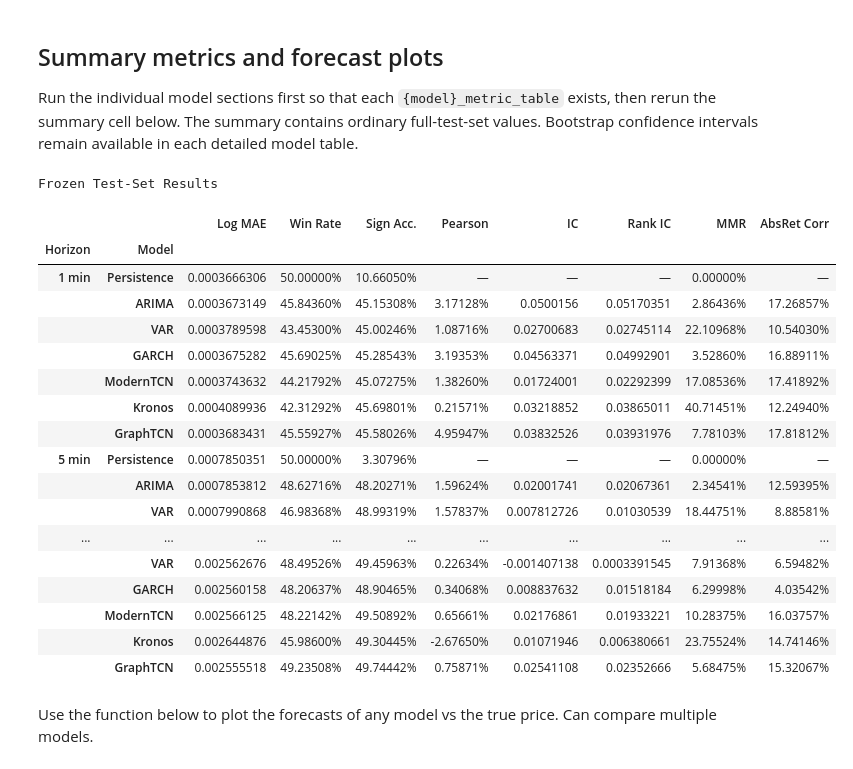
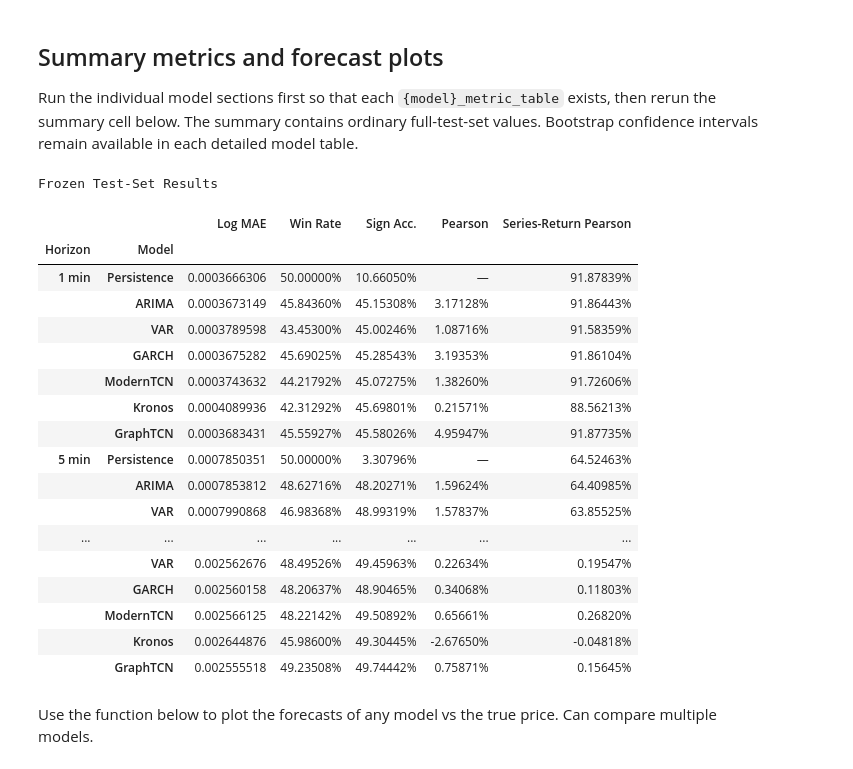
Before and after one commit to VishR-94/dynamic_graphs_thesis, a Jupyter notebook: notebooks/baselines.ipynb, the cells around one changed output. Cells and saved outputs as stored; diff of their text form; code cells hidden in the pictures.

```diff
--- a/notebooks/baselines.ipynb
+++ b/notebooks/baselines.ipynb
@@ -134,56 +145,56 @@ models_to_display = [
 
 metrics_to_display=(
     "cumulative_log_change_mae",
     #"relative_mae_vs_persistence",
     "persistence_win_rate",
     "cumulative_log_change_directional_accuracy",
     "cumulative_log_change_pearson_correlation",
-    "raw_price_temporal_pearson_correlation",
+    #"raw_price_temporal_pearson_correlation",
     "forecast_series_log_return_temporal_pearson_correlation",
-    "cumulative_log_change_cross_sectional_pearson_ic",
-    "cumulative_log_change_cross_sectional_spearman_rank_ic",
-    "cumulative_log_change_movement_magnitude_ratio",
-    "cumulative_log_change_temporal_absolute_correlation",
+    #"cumulative_log_change_cross_sectional_pearson_ic",
+    #"cumulative_log_change_cross_sectional_spearman_rank_ic",
+    #"cumulative_log_change_movement_magnitude_ratio",
+    #"cumulative_log_change_temporal_absolute_correlation",
 )
 
 baseline_summary_table = make_baseline_summary_table(
     models_to_display=models_to_display,
     namespace=globals(),
     channel="close",
     metrics_to_display=metrics_to_display,
     model_display_names={"modern_tcn": "ModernTCN ","final_model": "GraphTCN",},)
 
 percentage_columns = {
     "Win Rate",
     "Sign Acc.",
     "Pearson",
     "Price Pearson",
     "Series-Return Pearson",
     "MMR",
     "AbsRet Corr"
 }
 baseline_summary_formatters = {column: ("{:.5%}" if column in percentage_columns else "{:.7g}") for column in baseline_summary_table.columns}
 display(baseline_summary_table.style.format(baseline_summary_formatters,na_rep="—",).set_caption("Frozen Test-Set Results"))
 # %% [output]
 Frozen Test-Set Results
-|  |  | Log MAE | Win Rate | Sign Acc. | Pearson | IC | Rank IC | MMR | AbsRet Corr |
-| Horizon | Model |  |  |  |  |  |  |  |  |
-| 1 min | Persistence | 0.0003666306 | 50.00000% | 10.66050% | — | — | — | 0.00000% | — |
-|  | ARIMA | 0.0003673149 | 45.84360% | 45.15308% | 3.17128% | 0.0500156 | 0.05170351 | 2.86436% | 17.26857% |
-|  | VAR | 0.0003789598 | 43.45300% | 45.00246% | 1.08716% | 0.02700683 | 0.02745114 | 22.10968% | 10.54030% |
-|  | GARCH | 0.0003675282 | 45.69025% | 45.28543% | 3.19353% | 0.04563371 | 0.04992901 | 3.52860% | 16.88911% |
-|  | ModernTCN | 0.0003743632 | 44.21792% | 45.07275% | 1.38260% | 0.01724001 | 0.02292399 | 17.08536% | 17.41892% |
-|  | Kronos | 0.0004089936 | 42.31292% | 45.69801% | 0.21571% | 0.03218852 | 0.03865011 | 40.71451% | 12.24940% |
-|  | GraphTCN | 0.0003683431 | 45.55927% | 45.58026% | 4.95947% | 0.03832526 | 0.03931976 | 7.78103% | 17.81812% |
-| 5 min | Persistence | 0.0007850351 | 50.00000% | 3.30796% | — | — | — | 0.00000% | — |
-|  | ARIMA | 0.0007853812 | 48.62716% | 48.20271% | 1.59624% | 0.02001741 | 0.02067361 | 2.34541% | 12.59395% |
-|  | VAR | 0.0007990868 | 46.98368% | 48.99319% | 1.57837% | 0.007812726 | 0.01030539 | 18.44751% | 8.88581% |
-| ... | ... | ... | ... | ... | ... | ... | ... | ... | ... |
-|  | VAR | 0.002562676 | 48.49526% | 49.45963% | 0.22634% | -0.001407138 | 0.0003391545 | 7.91368% | 6.59482% |
-|  | GARCH | 0.002560158 | 48.20637% | 48.90465% | 0.34068% | 0.008837632 | 0.01518184 | 6.29998% | 4.03542% |
-|  | ModernTCN | 0.002566125 | 48.22142% | 49.50892% | 0.65661% | 0.02176861 | 0.01933221 | 10.28375% | 16.03757% |
-|  | Kronos | 0.002644876 | 45.98600% | 49.30445% | -2.67650% | 0.01071946 | 0.006380661 | 23.75524% | 14.74146% |
-|  | GraphTCN | 0.002555518 | 49.23508% | 49.74442% | 0.75871% | 0.02541108 | 0.02352666 | 5.68475% | 15.32067% |
+|  |  | Log MAE | Win Rate | Sign Acc. | Pearson | Series-Return Pearson |
+| Horizon | Model |  |  |  |  |  |
+| 1 min | Persistence | 0.0003666306 | 50.00000% | 10.66050% | — | 91.87839% |
+|  | ARIMA | 0.0003673149 | 45.84360% | 45.15308% | 3.17128% | 91.86443% |
+|  | VAR | 0.0003789598 | 43.45300% | 45.00246% | 1.08716% | 91.58359% |
+|  | GARCH | 0.0003675282 | 45.69025% | 45.28543% | 3.19353% | 91.86104% |
+|  | ModernTCN | 0.0003743632 | 44.21792% | 45.07275% | 1.38260% | 91.72606% |
+|  | Kronos | 0.0004089936 | 42.31292% | 45.69801% | 0.21571% | 88.56213% |
+|  | GraphTCN | 0.0003683431 | 45.55927% | 45.58026% | 4.95947% | 91.87735% |
+| 5 min | Persistence | 0.0007850351 | 50.00000% | 3.30796% | — | 64.52463% |
+|  | ARIMA | 0.0007853812 | 48.62716% | 48.20271% | 1.59624% | 64.40985% |
+|  | VAR | 0.0007990868 | 46.98368% | 48.99319% | 1.57837% | 63.85525% |
+| ... | ... | ... | ... | ... | ... | ... |
+|  | VAR | 0.002562676 | 48.49526% | 49.45963% | 0.22634% | 0.19547% |
+|  | GARCH | 0.002560158 | 48.20637% | 48.90465% | 0.34068% | 0.11803% |
+|  | ModernTCN | 0.002566125 | 48.22142% | 49.50892% | 0.65661% | 0.26820% |
+|  | Kronos | 0.002644876 | 45.98600% | 49.30445% | -2.67650% | -0.04818% |
+|  | GraphTCN | 0.002555518 | 49.23508% | 49.74442% | 0.75871% | 0.15645% |
 # %% [markdown]
 Use the function below to plot the forecasts of any model vs the true price. Can compare multiple models.
 # %%
```
Also changed, not shown: parts of 12 cells of this notebook, 5 other files.
